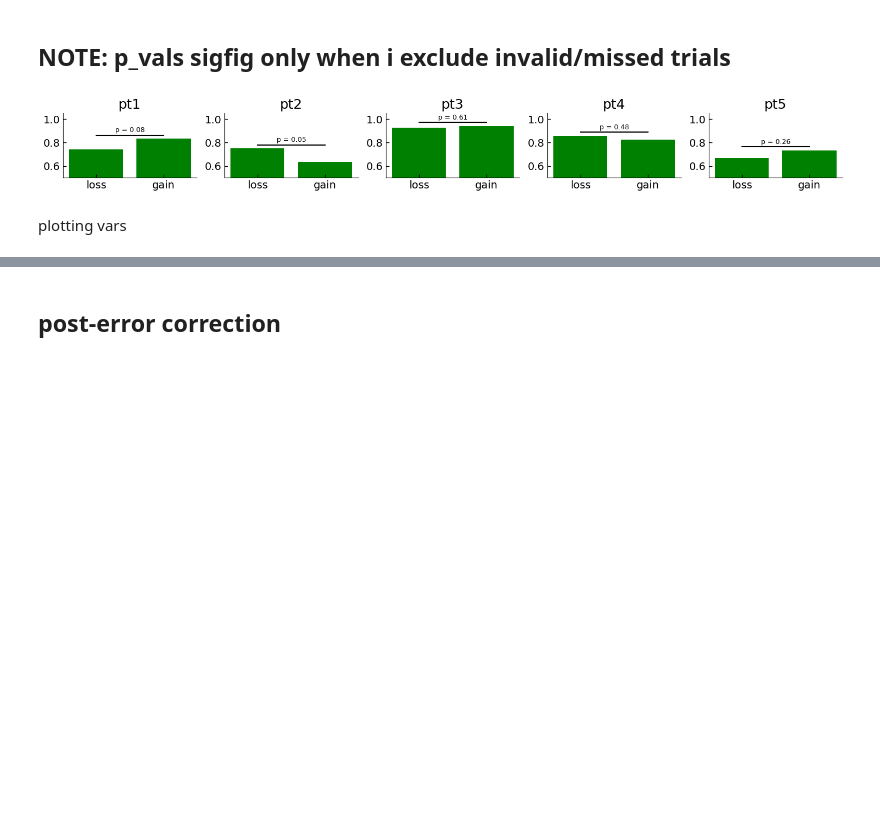
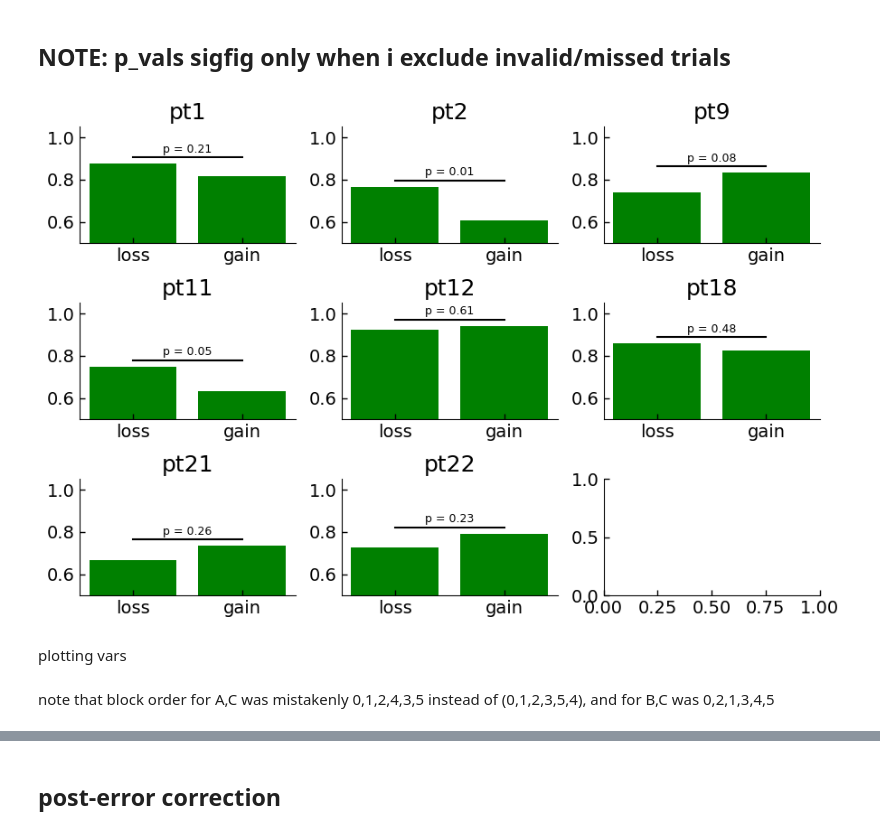
Before and after one commit to siyer7/asymmetry_design, a Jupyter notebook: code/python/beh_analyses.ipynb, the cells around one changed output, grey strips where cells are left out. Drawn from its saved outputs; the diff is of its cells as text; code cells hidden in the pictures; blank space fills up the shorter version.

```diff
--- a/code/python/beh_analyses.ipynb
+++ b/code/python/beh_analyses.ipynb
@@ -142,7 +150,7 @@ subj_or_pop, df_analysis = get_df(df_clean, 'pop')
 # drop missed or invalid trials
 # df_analysis = df_analysis[~df_analysis['missed'] & ~df_analysis['invalid']]
 
-n_rows, n_cols = 1, len(patients)
+n_cols, n_rows = 3, len(patients)//3+1
 fig, axs = plt.subplots(n_rows, n_cols, figsize=(3*n_cols, 2*n_rows))
 axs, ax = axs.flatten(), 0
 
@@ -153,38 +161,38 @@ for subj_idx in range(len(patients)):
 
     # axs[ax].bar(acc_by_contxt.index, acc_by_contxt.values, color=[pt_colors[subj_idx]])
     axs[ax].bar(acc_by_contxt.index, acc_by_contxt.values, color='g')
-    axs[ax].set(title =f'pt{subj_idx+1}',
+    axs[ax].set(title=f'pt{subj_df.iloc[0]["subj"]}',
                 ylim=(.5, 1.05), xticks=[0, 1], xticklabels=['loss', 'gain'])
 
     # stats
     loss_acc = subj_df[subj_df['true_class'] == 0]['correct']
     gain_acc = subj_df[subj_df['true_class'] == 1]['correct']
     # simple independent-samples t-test on trial accuracies
     tval, pval = ttest_ind(loss_acc, gain_acc, equal_var=False)
 
     # 💬 Add p-value line + text on figure
     y_max = max(acc_by_contxt.values)
     y_line = y_max + 0.03
     axs[ax].plot([0, 1], [y_line, y_line], color='k', lw=1.5)
     axs[ax].text(0.5, y_line + 0.01, f"p = {pval:.2f}", ha='center', va='bottom', fontsize=9)
 
     ax += 1
 
 for ax in axs:
     ax.tick_params(direction='in', length=4, width=1)
 for ax in axs:
     ax.spines['top'].set_visible(False)
     ax.spines['right'].set_visible(False)
 
 # plt.suptitle('Categorization Accuracy by Reward Context', fontsize=20)
 plt.tight_layout()
 plt.show()
 # save as eps
 # fig.savefig('../../results/figs/sfn/fig3a_accuracy.eps', format='eps', dpi=300)
 plt.rcParams['svg.fonttype'] = 'none'  # keeps text editable
 fig.savefig('../../results/figs/sfn/fig3a_accuracy.svg', format='svg', dpi=300)
 # %% [output]
-[figure, old version]
+[figure, new version]
 # %% [markdown]
 plotting vars
 # %%
@@ -192,3 +201,5 @@ cond2name = {'pen_comp': 'gain_exp', 'baseline': 'baseline', 'rew_comp': 'loss_e
+# %% [markdown]
+note that block order for A,C was mistakenly 0,1,2,4,3,5 instead of (0,1,2,3,5,4), and for B,C was 0,2,1,3,4,5
 # %%
 subj_or_pop, df_analysis = get_df(df_clean, 'pop')
 
```
Also changed, not shown: parts of 41 cells of this notebook, 13 other files.
